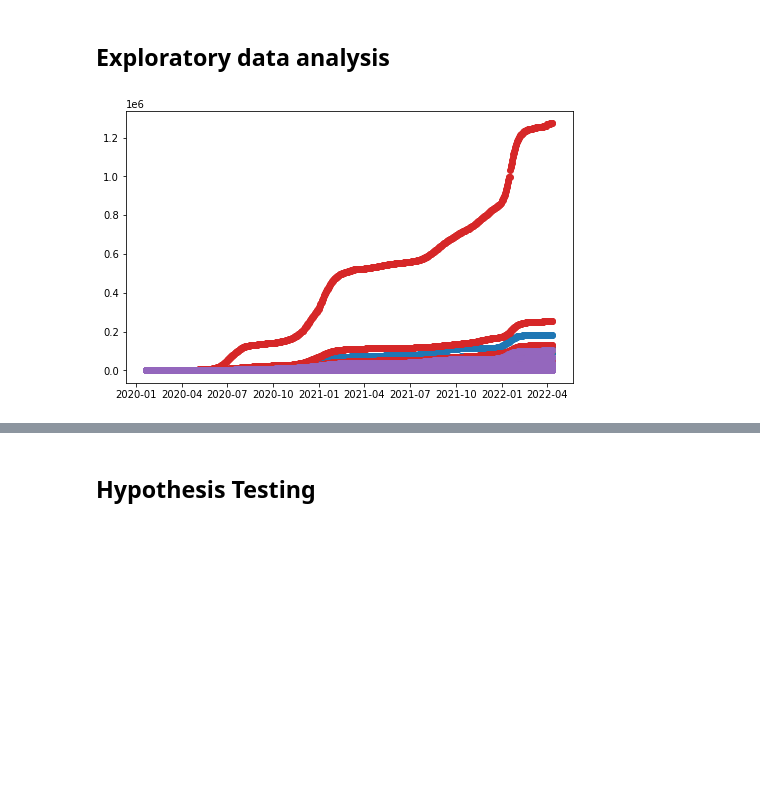
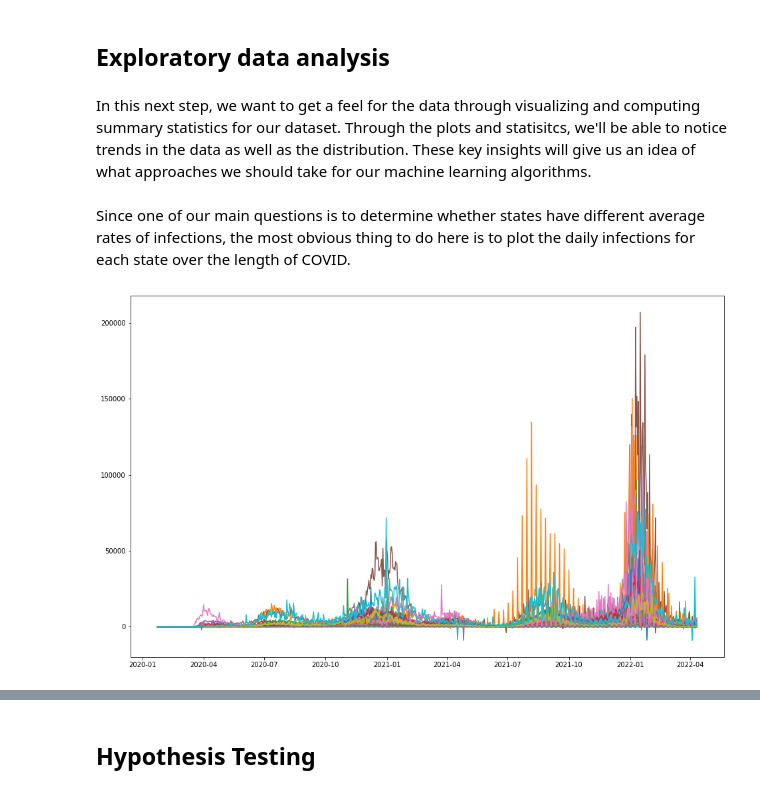
Before and after one commit to rwang0413/rwang4787.github.io, a Jupyter notebook: 320Final.ipynb, the cells around one changed output, grey strips where cells are left out. Cells and saved outputs as stored; diff of their text form; code cells hidden in the pictures; blank space fills up the shorter version.

```diff
--- a/320Final.ipynb
+++ b/320Final.ipynb
@@ -98,5 +98,0 @@ confirmed_US
-# %%
-filtered = df.loc[df["Province_State"] == "Maryland"]["4/2/21"]
-sum(filtered)
-
-sum(df2.loc[(df2["Province_State"] == "Maryland") & (df2["variable"] =="4/2/21")]["value"])
@@ -106,0 +101,4 @@ NameError: name 'df' is not defined
+# %%
+totalCases_US = confirmed_US.groupby(['Province_State', 'Date']).agg({'Cases': 'sum'})
+totalCases_US.reset_index(inplace=True)
+totalCases_US[totalCases_US['Cases'] > 0].head(10)
@@ -106,0 +121,11 @@ NameError: name 'df' is not defined
+# %%
+# getting a list of states in our dataset
+states = np.unique(confirmed_US['Province_State'].values)
+totalCases_US['daily_cases'] = np.NaN # instanstiating with default value of NaN
+
+# iterating through each state
+for s in states:
+    filtered = totalCases_US.loc[totalCases_US['Province_State'] == s] # getting a separate  dataframe for each state
+    totalCases_US.loc[totalCases_US['Province_State'] == s, 'daily_cases']= filtered['Cases'].diff() # adding daily_cases
+
+totalCases_US[totalCases_US['Province_State'] == "American Samoa"].head(10)
@@ -107,15 +144,14 @@ NameError: name 'df' is not defined
 # %% [markdown]
 ## Exploratory data analysis
+# %% [markdown]
+In this next step, we want to get a feel for the data through visualizing and computing summary statistics for our dataset. Through the plots and statisitcs, we'll be able to notice trends in the data as well as the distribution. These key insights will give us an idea of what approaches we should take for our machine learning algorithms.
+# %% [markdown]
+Since one of our main questions is to determine whether states have different average rates of infections, the most obvious thing to do here is to plot the daily infections for each state over the length of COVID.
 # %%
-fig, ax = plt.subplots(figsize=(8,5))
+fig, ax = plt.subplots(figsize=(16,10))
 
-# sum up all cases from each p
-
-states = np.unique(confirmed_US['Province_State'].values)[0:5]
-
-#ax.plot(confirmed_US['Date'], confirmed_US['Cases'] )
-for s in states:
-    state_filter = confirmed_US.loc[confirmed_US['Province_State'] == s]
-    ax.scatter(state_filter['Date'], state_filter['Cases'])
+for s in states[0:50]:
+    state_filter = totalCases_US.loc[totalCases_US['Province_State'] == s]
+    ax.plot(state_filter['Date'], state_filter['daily_cases'])
 # %% [output]
-[figure, old version]
+[figure, new version]
```
Also changed, not shown: parts of 13 cells of this notebook.
